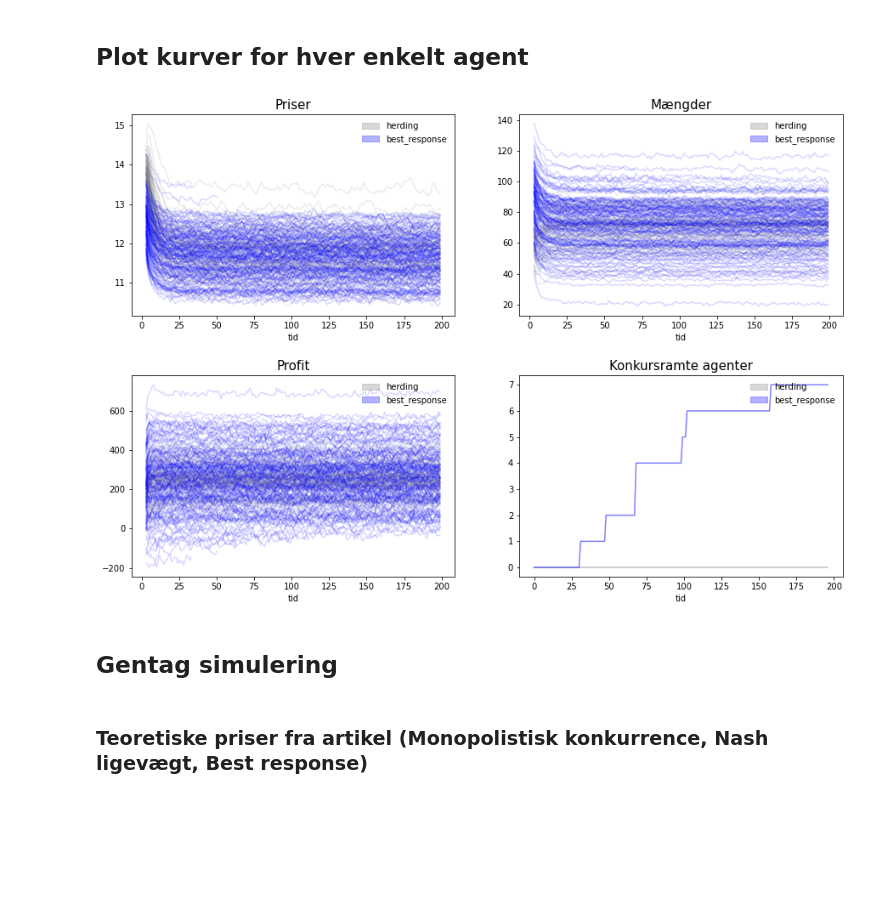
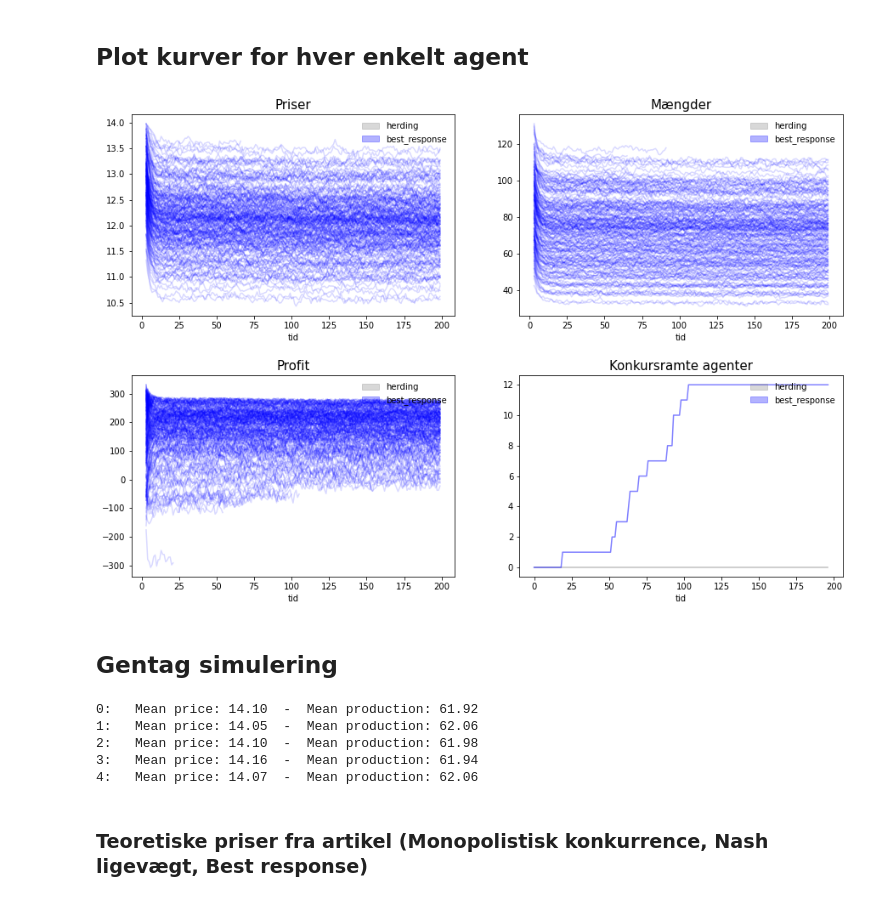
Before and after one commit to DatalogiForAlle/market_competition, a Jupyter notebook: empirical_market_competition_mc.ipynb, the cells around one changed output. Cells and saved outputs as stored; diff of their text form; code cells hidden in the pictures; blank space fills up the shorter version.

```diff
--- a/empirical_market_competition_mc.ipynb
+++ b/empirical_market_competition_mc.ipynb
@@ -109,8 +124,8 @@ def create_agents(n):
     # Opret så mange agenter vi har brug for
     # og gem dem i listen
     for i in range(n):
-        agent = marketlib.Producer(initial_price,
-                                   initial_production,
+        agent = marketlib.Producer(initial_price[i],
+                                   initial_production[i],
                                    initial_endowment,
                                    c = c,
                                    pe = pe_params.iloc[i],
@@ -138,7 +153,7 @@ def simulation_step(agents, t, mean_prices):
     for agent in agents:
         d = demand(agent.price, mean_price_t)
         agent.observe_demand(d)
-        agent.calculate_profit(d)
+        agent.calculate_profit()
         agent.update_price_adjustment()
 
     return prices_t, mean_price_t
@@ -152,7 +167,7 @@ t_prehist = 3
 
 # Initier data frame til gennemsnitlige priser
 mean_prices = pd.DataFrame(np.nan, index = range(time_steps), columns = ["1"])
-mean_prices[0:t_prehist] = initial_price
+mean_prices[0:t_prehist] = initial_price_avg
 
 # Skab agenter
 agents = create_agents(num_agents)
@@ -189,8 +204,8 @@ mean_productions = pd.DataFrame(np.nan, index = range(time_steps), columns = ["1
 mean_prices = pd.DataFrame(np.nan, index = range(time_steps), columns = ["1"])
 mean_profits = pd.DataFrame(np.nan, index = range(time_steps), columns = ["1"])
 
-mean_productions[0:t_prehist] = initial_production
-mean_prices[0:t_prehist] = initial_price
+mean_productions[0:t_prehist] = initial_production_avg
+mean_prices[0:t_prehist] = initial_price_avg
 mean_profits[0:t_prehist] = 0
 
 agents = create_agents(num_agents)
@@ -269,7 +284,8 @@ fig.set_size_inches(15, 10)
 # Figur for individuelle priser
 for t in agent_types:
     idx = p_params[p_params['agent_type'] == t].index.tolist()
-    price_df.iloc[:,idx].plot(ax = axes[0,0], legend = None, color = type_colors[t], alpha = 0.15)
+    if idx:
+        price_df.iloc[:,idx].plot(ax = axes[0,0], legend = None, color = type_colors[t], alpha = 0.15)
 
 axes[0, 0].set_title('Priser', weight = 'roman', size = 15);
 # axes[0, 0].set_ylim(9,15)
@@ -279,50 +295,52 @@ axes[0, 0].legend(handles = lpatch, loc = 1, frameon = False);
 # Figur for individuelle produktionsmængder
 for t in agent_types:
     idx = p_params[p_params['agent_type'] == t].index.tolist()
-    quantity_df.iloc[:,idx].plot(ax = axes[0,1], legend = None, color = type_colors[t], alpha = 0.15)
+    if idx:
+        quantity_df.iloc[:,idx].plot(ax = axes[0,1], legend = None, color = type_colors[t], alpha = 0.15)
 
 axes[0, 1].set_title('Mængder', weight = 'roman', size = 15);
 # axes[0, 1].set_ylim(9,15)
 axes[0, 1].set_xlabel('tid');
 axes[0, 1].legend(handles = lpatch, loc = 1, frameon = False);
 
 
 # Figur for individuel profit
 for t in agent_types:
     idx = p_params[p_params['agent_type'] == t].index.tolist()
-    profit_df.iloc[:,idx].plot(ax = axes[1,0], legend = None, color = type_colors[t], alpha = 0.15)
+    if idx:
+        profit_df.iloc[:,idx].plot(ax = axes[1,0], legend = None, color = type_colors[t], alpha = 0.15)
 
 axes[1, 0].set_title('Profit', weight = 'roman', size = 15);
 # axes[1, 0].set_ylim(9,15)
 axes[1, 0].set_xlabel('tid');
 axes[1, 0].legend(handles = lpatch, loc = 1, frameon = False);
 
 
 # Figur med andel overlevende agenter
 for t in agent_types:
     df = price_df.iloc[t_prehist:,p_params[p_params['agent_type'] == t].index.tolist()]
     n_bankruptcies = df.isna().sum(axis=1)
     plt.plot(range(len(n_bankruptcies)), n_bankruptcies,  color = type_colors[t], alpha = 0.50)
 
 axes[1, 1].set_title('Konkursramte agenter', weight = 'roman', size = 15);
 # axes[1, 0].set_ylim(9,15)
 axes[1, 1].set_xlabel('tid');
 axes[1, 1].legend(handles = lpatch, loc = 1, frameon = False);
 # %% [output]
-[figure, old version]
+[figure, new version]
 # %% [markdown]
 ## Gentag simulering
 # %%
 # Antal gentagelser
-repetitions = 50
+repetitions = 5
 
 cols = ["r" + str(i) for i in range(repetitions)]
 mean_productions = pd.DataFrame(np.nan, index = range(time_steps), columns = cols)
 mean_prices = pd.DataFrame(np.nan, index = range(time_steps), columns = cols)
 mean_profits = pd.DataFrame(np.nan, index = range(time_steps), columns = cols)
 
-mean_productions[0:3] = initial_production
-mean_prices[0:3] = initial_price
+mean_productions[0:3] = initial_production_avg
+mean_prices[0:3] = initial_price_avg
 mean_profits[0:3] = 0
 
 for r in range(repetitions):
@@ -347,6 +365,12 @@ for r in range(repetitions):
         mean_profits.iloc[t,r] = mean_profit_t
 
     print(f"{r}:   Mean price: {mean_price_t:.2f}  -  Mean production: {mean_production_t:.2f}")
+# %% [output]
+0:   Mean price: 14.10  -  Mean production: 61.92
+1:   Mean price: 14.05  -  Mean production: 62.06
+2:   Mean price: 14.10  -  Mean production: 61.98
+3:   Mean price: 14.16  -  Mean production: 61.94
+4:   Mean price: 14.07  -  Mean production: 62.06
 # %%
 mean_profits.mean(1).plot()
 # %%
```
Also changed, not shown: parts of 3 cells of this notebook, 1 other file.
